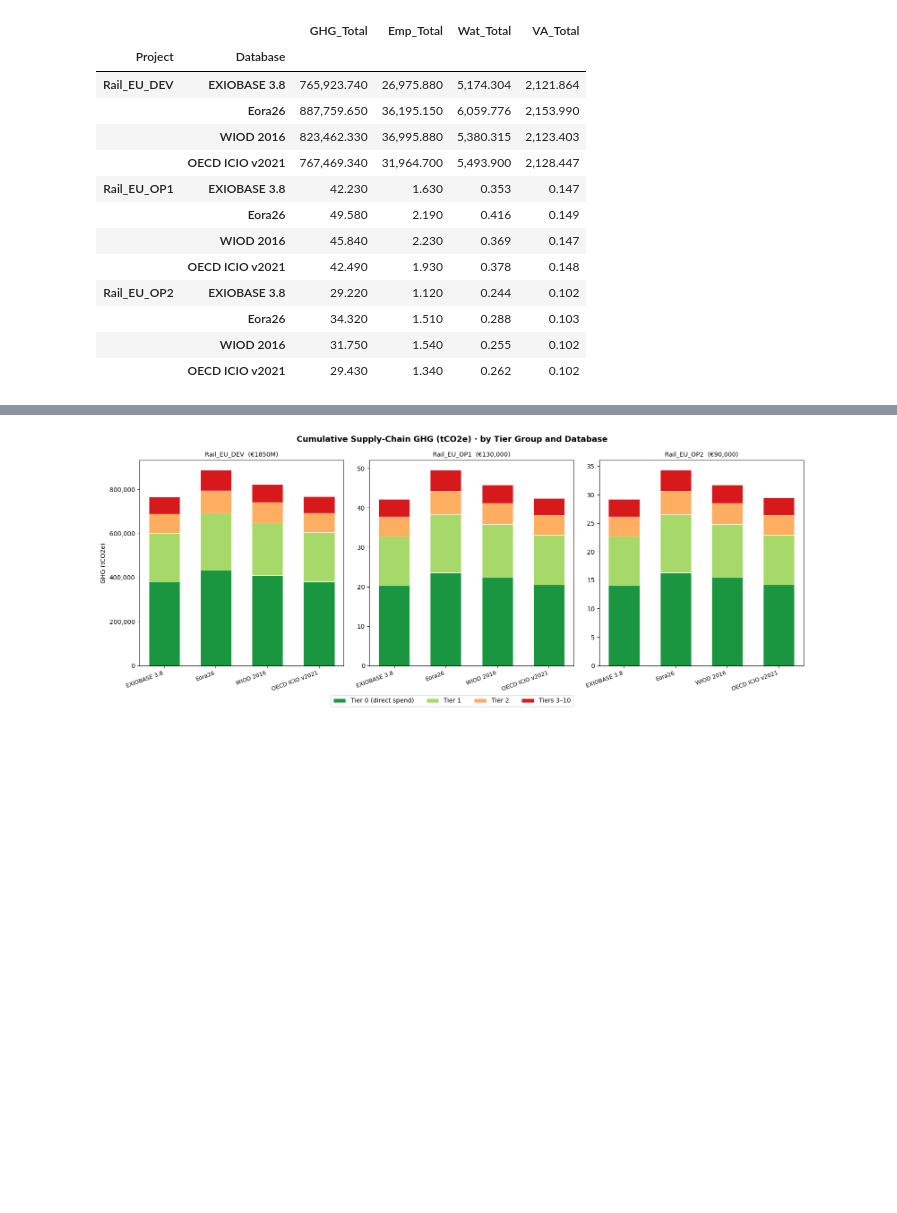
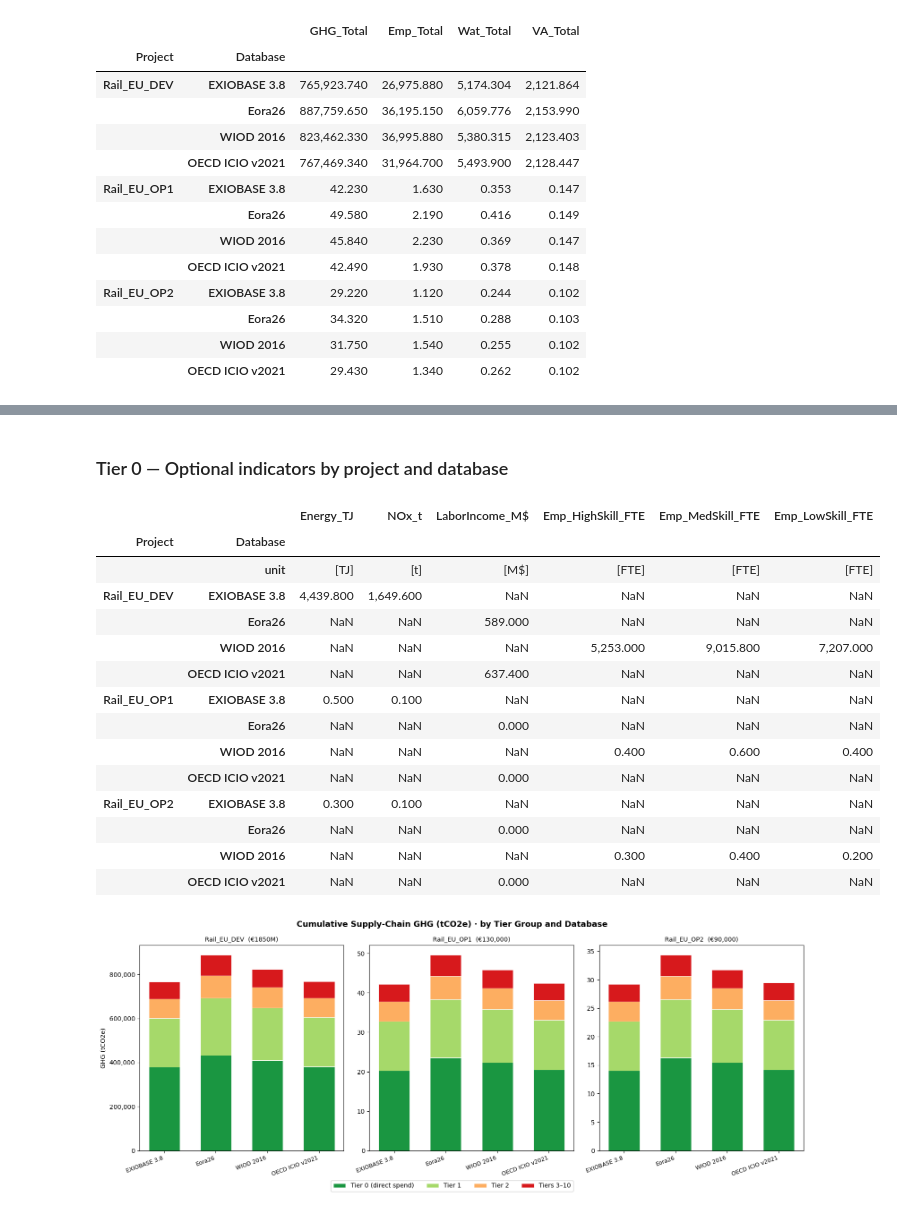
Before and after one commit to d1mitrij/tvp_dbio, a Jupyter notebook: rail_tier_analysis.ipynb, the cells around one changed output, grey strips where cells are left out. Drawn from its saved outputs; the diff is of its cells as text; code cells hidden in the pictures; blank space fills up the shorter version.

```diff
--- a/rail_tier_analysis.ipynb
+++ b/rail_tier_analysis.ipynb
@@ -700,3 +712,44 @@ display(cumul_df[["Project","Database","GHG_Total","Emp_Total","Wat_Total","VA_T
+# %%
+# ── Optional extended indicators from database-specific satellite accounts ──
+unit_map = {"Energy_TJ":"TJ","NOx_t":"t","Emp_HighSkill_FTE":"FTE",
+            "Emp_MedSkill_FTE":"FTE","Emp_LowSkill_FTE":"FTE","LaborIncome_M$":"M$"}
+
+opt_rows = []
+for row in t0_rows:
+    opt = row["_r"].get("optional_indicators", {})
+    if not opt:
+        continue
+    opt_rows.append({"Project": row["Project"], "Database": row["Database"], **opt})
+
+if opt_rows:
+    opt_df = pd.DataFrame(opt_rows)
+    ind_cols = [c for c in opt_df.columns if c not in ("Project","Database")]
+    opt_df[ind_cols] = opt_df[ind_cols].round(1)
+    units_row = {c: f"[{unit_map.get(c,'?')}]" for c in ind_cols}
+    units_row.update({"Project":"", "Database":"unit"})
+    display(Markdown("### Tier 0 — Optional indicators by project and database"))
+    display(pd.concat([pd.DataFrame([units_row]), opt_df],
+                       ignore_index=True).set_index(["Project","Database"]))
+else:
+    avail_dbs = list({r["Database"] for r in t0_rows})
+    display(Markdown(f"*No optional indicators available for the selected database(s): {avail_dbs}*"))
+# %% [output]
+### Tier 0 — Optional indicators by project and database
+|  |  | Energy_TJ | NOx_t | LaborIncome_M$ | Emp_HighSkill_FTE | Emp_MedSkill_FTE | Emp_LowSkill_FTE |
+| Project | Database |  |  |  |  |  |  |
+|  | unit | [TJ] | [t] | [M$] | [FTE] | [FTE] | [FTE] |
+| Rail_EU_DEV | EXIOBASE 3.8 | 4,439.800 | 1,649.600 | NaN | NaN | NaN | NaN |
+|  | Eora26 | NaN | NaN | 589.000 | NaN | NaN | NaN |
+|  | WIOD 2016 | NaN | NaN | NaN | 5,253.000 | 9,015.800 | 7,207.000 |
+|  | OECD ICIO v2021 | NaN | NaN | 637.400 | NaN | NaN | NaN |
+| Rail_EU_OP1 | EXIOBASE 3.8 | 0.500 | 0.100 | NaN | NaN | NaN | NaN |
+|  | Eora26 | NaN | NaN | 0.000 | NaN | NaN | NaN |
+|  | WIOD 2016 | NaN | NaN | NaN | 0.400 | 0.600 | 0.400 |
+|  | OECD ICIO v2021 | NaN | NaN | 0.000 | NaN | NaN | NaN |
+| Rail_EU_OP2 | EXIOBASE 3.8 | 0.300 | 0.100 | NaN | NaN | NaN | NaN |
+|  | Eora26 | NaN | NaN | 0.000 | NaN | NaN | NaN |
+|  | WIOD 2016 | NaN | NaN | NaN | 0.300 | 0.400 | 0.200 |
+|  | OECD ICIO v2021 | NaN | NaN | 0.000 | NaN | NaN | NaN |
 # %%
 TIER_COLOR = {"T0": "#1a9641", "T1": "#a6d96a", "T2": "#fdae61", "T3_10": "#d7191c"}
 TIER_LABEL = {"T0": "Tier 0 (direct spend)", "T1": "Tier 1",
```
Also changed, not shown: parts of 2 cells of this notebook, 3 other files.
